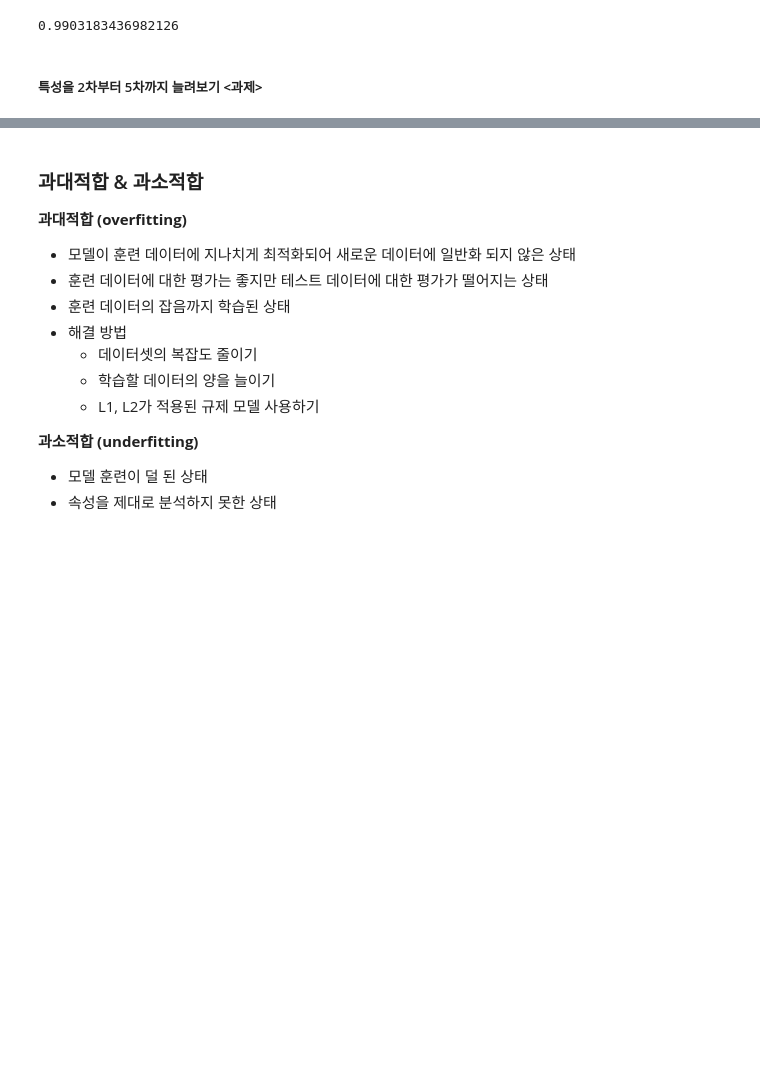
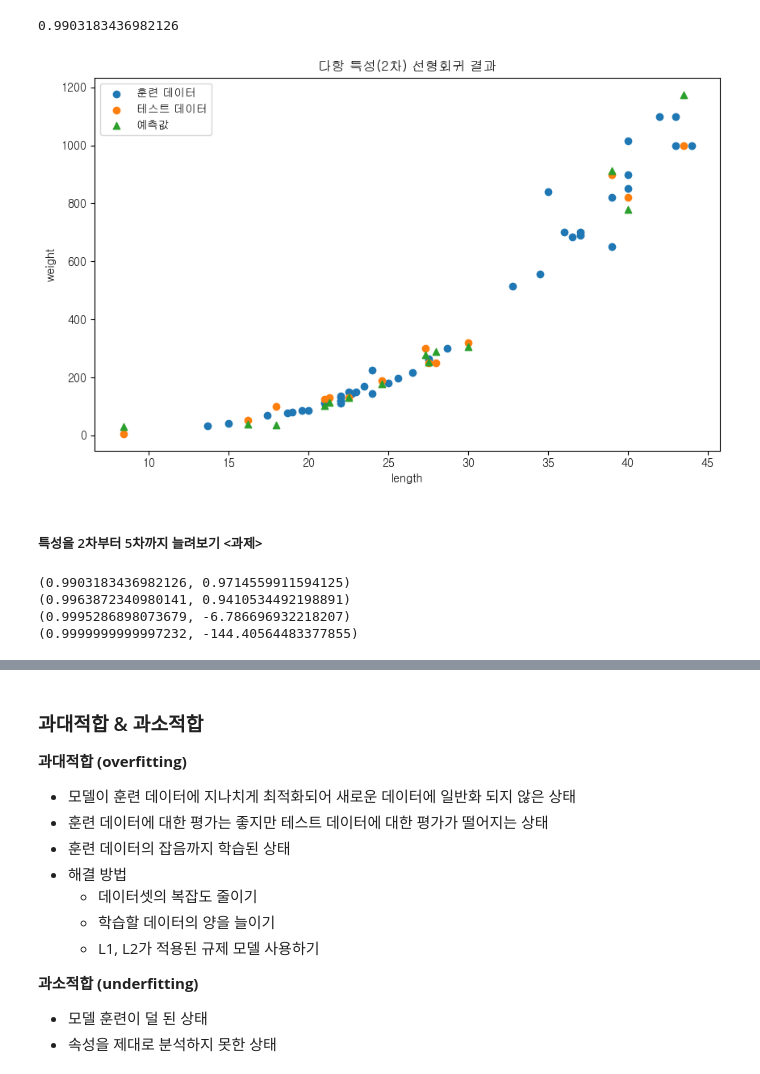
Before and after one commit to vfxpedia/05_ml-workspace, a Jupyter notebook: 01_overview/02_regression.ipynb, the cells around one changed output, grey strips where cells are left out. Drawn from its saved outputs; the diff is of its cells as text; code cells hidden in the pictures; blank space fills up the shorter version.

```diff
--- a/01_overview/02_regression.ipynb
+++ b/01_overview/02_regression.ipynb
@@ -592,5 +592,20 @@ lr.score(test_input, test_label)
 lr.score(train_input, train_label)
 # %% [output]
 0.9903183436982126
+# %%
+import matplotlib.pyplot as plt
+
+# 테스트 데이터와 예측값 시각화
+plt.figure(figsize=(10, 6))
+plt.scatter(train_input[:, 0], train_label, label='훈련 데이터')
+plt.scatter(test_input[:, 0], test_label, label='테스트 데이터')
+plt.scatter(test_input[:, 0], lr.predict(test_input), label='예측값', marker='^')
+plt.xlabel('length')
+plt.ylabel('weight')
+plt.legend()
+plt.title('다항 특성(2차) 선형회귀 결과')
+plt.show()
+# %% [output]
+[figure, added]
 # %% [markdown]
 ##### 특성을 2차부터 5차까지 늘려보기 **<과제>**
@@ -597,3 +628,11 @@ lr.score(train_input, train_label)
+# %%
+for i in range(2, 6):
+    print(test_poly_feature(i))
+# %% [output]
+(0.9903183436982126, 0.9714559911594125)
+(0.9963872340980141, 0.9410534492198891)
+(0.9995286898073679, -6.786696932218207)
+(0.9999999999997232, -144.40564483377855)
 # %%
 
 # 함수를 만들고 이를 for문으로 이용해서 특성을 늘려보자.
```
Also changed, not shown: parts of 2 cells of this notebook, 6 other files.
